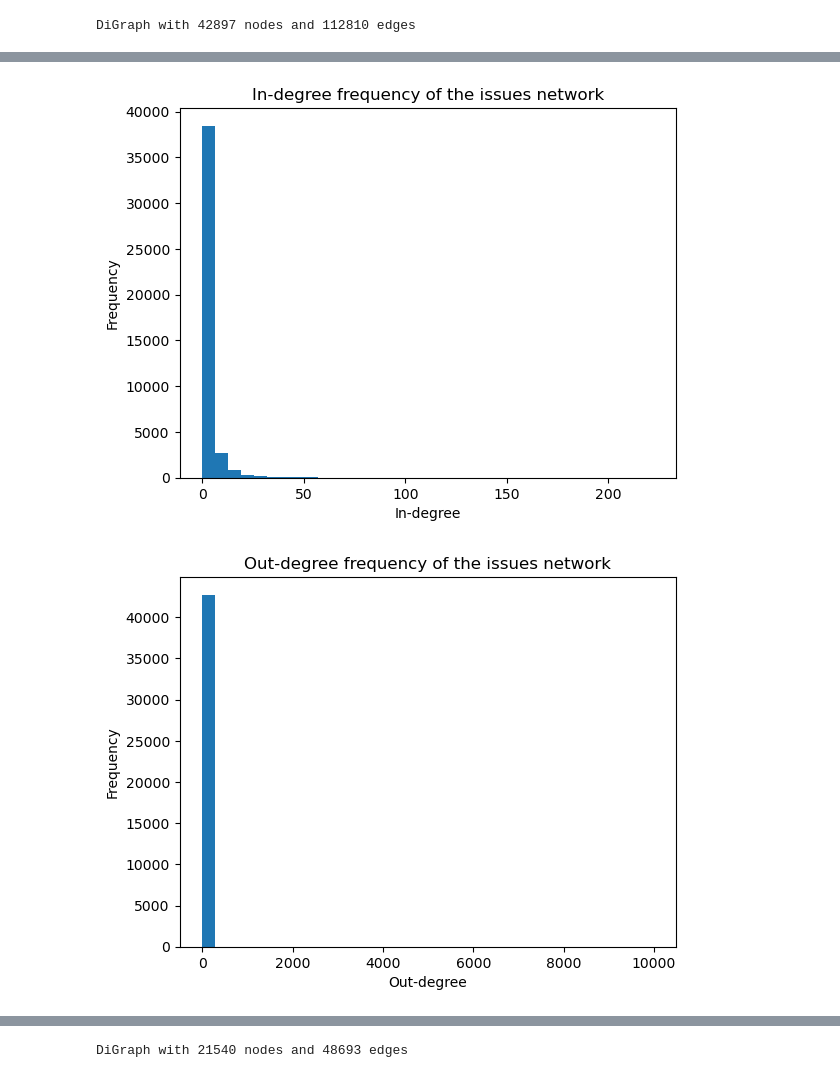
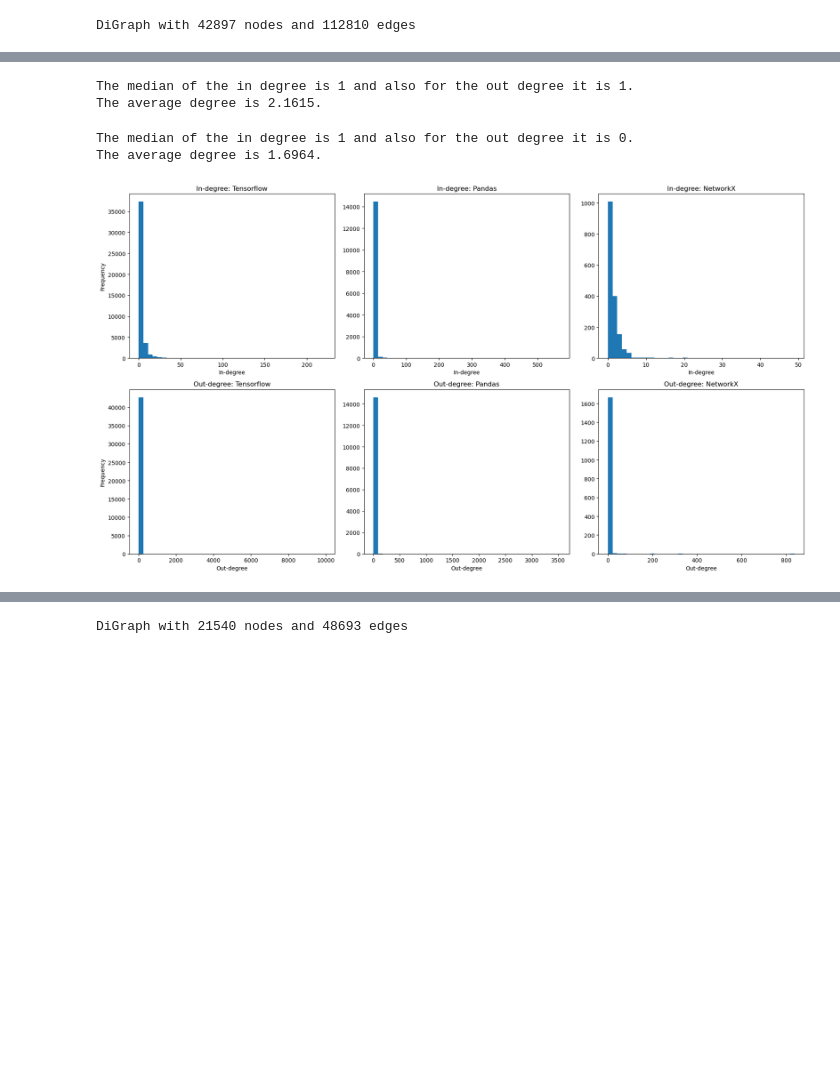
Before and after one commit to badumts78/Social-Graphs, a Jupyter notebook: Project/TestGithub2.ipynb, the cells around one changed output, grey strips where cells are left out. Drawn from its saved outputs; the diff is of its cells as text; code cells hidden in the pictures; blank space fills up the shorter version.

```diff
--- a/Project/TestGithub2.ipynb
+++ b/Project/TestGithub2.ipynb
@@ -220,8 +269,15 @@ DiGraph with 42897 nodes and 112810 edges
 # %%
-largest = max(nx.weakly_connected_components(G), key=len)
+largest = max(nx.weakly_connected_components(G_tensorflow), key=len)
+G_tensorflow = G_tensorflow.subgraph(largest)
 
-G = G.subgraph(largest)
+largest = max(nx.weakly_connected_components(G_pandas), key=len)
+G_pandas = G_pandas.subgraph(largest)
 
-print("G is a " + str(G))
+largest = max(nx.weakly_connected_components(G_networkx), key=len)
+G_networkx = G_networkx.subgraph(largest)
+
+print("G is a " + str(G_tensorflow))
+print("G is a " + str(G_pandas))
+print("G is a " + str(G_networkx))
 # %% [output]
 G is a DiGraph with 42785 nodes and 112749 edges
@@ -246,20 +349,54 @@ print(out_degree_sequence[int(len(out_degree_sequence)/2)])
+# %%
+print(f"The median of the in degree is {in_degree_sequence_pandas[int(len(in_degree_sequence_pandas)/2)][1]} and also for the out degree it is {out_degree_sequence_pandas[int(len(out_degree_sequence_pandas)/2)][1]}.")
+print(f"The average degree is {sum([x[1] for x in in_degree_sequence_pandas])/len(in_degree_sequence_pandas):.4f}.")
+# %% [output]
+The median of the in degree is 1 and also for the out degree it is 1.
+The average degree is 2.1615.
+# %%
+print(f"The median of the in degree is {in_degree_sequence_networkx[int(len(in_degree_sequence_networkx)/2)][1]} and also for the out degree it is {out_degree_sequence_networkx[int(len(out_degree_sequence_networkx)/2)][1]}.")
+print(f"The average degree is {sum([x[1] for x in in_degree_sequence_networkx])/len(in_degree_sequence_networkx):.4f}.")
+# %% [output]
+The median of the in degree is 1 and also for the out degree it is 0.
+The average degree is 1.6964.
 # %%
-in_degree_sequence = sorted([d for d in G.in_degree()], key = (lambda x: x[1]))
-out_degree_sequence = sorted([d for d in G.out_degree()], key = (lambda x: x[1]))
+number_bins = 40
 
-number_bins = 35
+fig, axes = plt.subplots(2, 3, figsize=(18, 10))
 
-plt.hist([x[1] for x in in_degree_sequence], bins=number_bins)
-plt.xlabel("In-degree")
-plt.ylabel("Frequency")
-plt.title("In-degree frequency of the issues network")
+# Tensorflow In-degree
+axes[0, 0].hist([x[1] for x in in_degree_sequence_tensorflow], bins=number_bins)
+axes[0, 0].set_title("In-degree: Tensorflow")
+axes[0, 0].set_xlabel("In-degree")
+axes[0, 0].set_ylabel("Frequency")
+
+# Pandas In-degree
+axes[0, 1].hist([x[1] for x in in_degree_sequence_pandas], bins=number_bins)
+axes[0, 1].set_title("In-degree: Pandas")
+axes[0, 1].set_xlabel("In-degree")
+
+# NetworkX In-degree
+axes[0, 2].hist([x[1] for x in in_degree_sequence_networkx], bins=number_bins)
+axes[0, 2].set_title("In-degree: NetworkX")
+axes[0, 2].set_xlabel("In-degree")
+
+
+# Tensorflow Out-degree
+axes[1, 0].hist([x[1] for x in out_degree_sequence_tensorflow], bins=number_bins)
+axes[1, 0].set_title("Out-degree: Tensorflow")
+axes[1, 0].set_xlabel("Out-degree")
+axes[1, 0].set_ylabel("Frequency")
+
+# Pandas Out-degree
+axes[1, 1].hist([x[1] for x in out_degree_sequence_pandas], bins=number_bins)
+axes[1, 1].set_title("Out-degree: Pandas")
+axes[1, 1].set_xlabel("Out-degree")
+
+# NetworkX Out-degree
+axes[1, 2].hist([x[1] for x in out_degree_sequence_networkx], bins=number_bins)
+axes[1, 2].set_title("Out-degree: NetworkX")
+axes[1, 2].set_xlabel("Out-degree")
+
+plt.tight_layout()
 plt.show()
-
-plt.hist([x[1] for x in out_degree_sequence], bins=number_bins)
-plt.xlabel("Out-degree")
-plt.ylabel("Frequency")
-plt.title("Out-degree frequency of the issues network")
-plt.show()
 # %% [output]
-[figure, old version]
+[figure, new version]
-[figure, removed]
```
Also changed, not shown: parts of 23 cells of this notebook.
